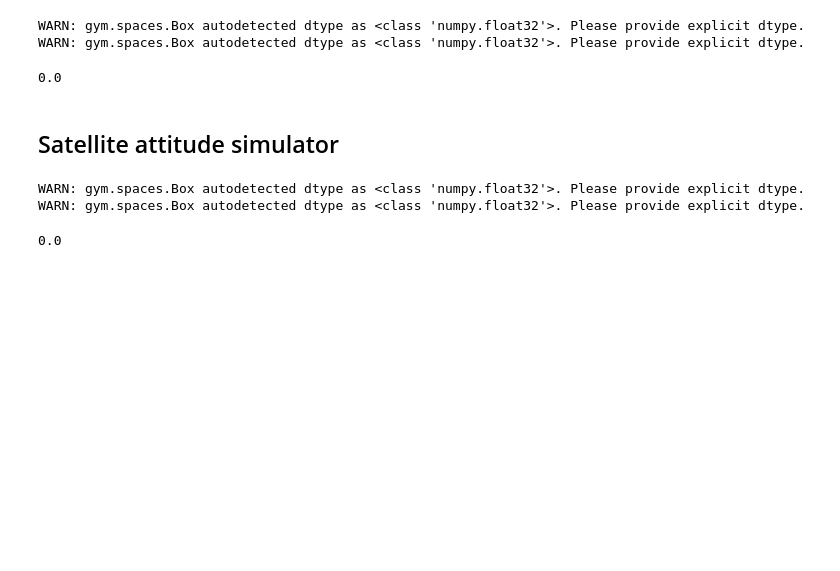
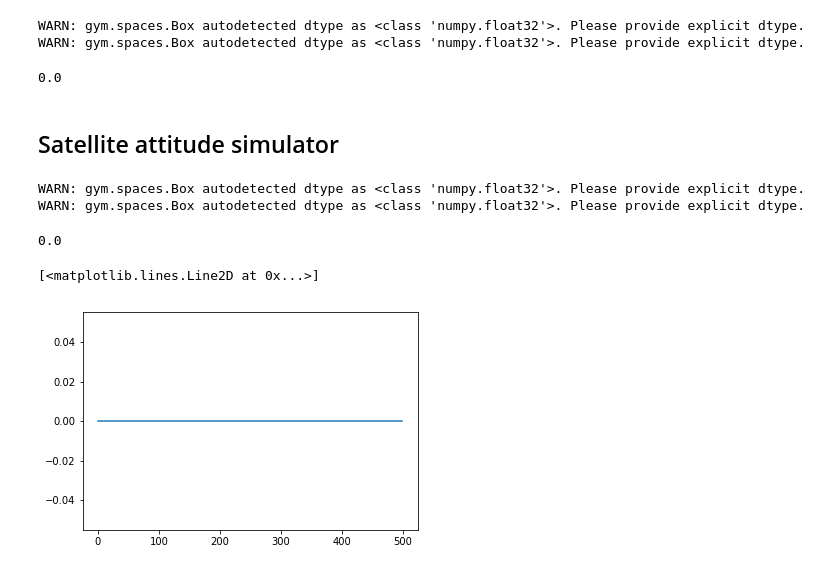
Before and after one commit to alex-faustino/rl-sandbox, a Jupyter notebook: homework/hw1/hw1_vedant2/HW1_vedant2.ipynb, the cells around one changed output. Cells and saved outputs as stored; diff of their text form; code cells hidden in the pictures; blank space fills up the shorter version.

```diff
--- a/homework/hw1/hw1_vedant2/HW1_vedant2.ipynb
+++ b/homework/hw1/hw1_vedant2/HW1_vedant2.ipynb
@@ -46,11 +46,13 @@ import attitudeDynamics
 import numpy as np
 
 env = gym.make('attitudeDynamics-v0')
-#env = gym.make('CartPole-v0')
-num_episodes = 200
-max_timestep = 1000
+
+
 
 def run_episode(env, parameters):
+    action_list = []
+    reward_list= []
+    observation_list= []
     observation = env.reset()
     totalreward = 0
     for i in range(500):
@@ -58,10 +60,15 @@ def run_episode(env, parameters):
         action = env.action_space.sample()
         observation, reward, done, info = env.step(action)
         totalreward += reward
-    return totalreward
+        #action_list = np.append(action_list, (action))
+        reward_list= np.append(reward_list, reward)
+        #observation_list= np.append(observation_list, (observation))
+        action_list.append(action)
+        observation_list.append(observation)
+    return totalreward, action_list, reward_list, observation_list
 parameters = np.random.rand(4) * 2 - 1
-reward = run_episode(env,parameters)
-#env.close()
+reward, action_list, reward_list, observation_list = run_episode(env,parameters)
+env.close()
 # %% [output]
 WARN: gym.spaces.Box autodetected dtype as <class 'numpy.float32'>. Please provide explicit dtype.
 WARN: gym.spaces.Box autodetected dtype as <class 'numpy.float32'>. Please provide explicit dtype.
@@ -69,3 +76,12 @@ WARN: gym.spaces.Box autodetected dtype as <class 'numpy.float32'>. Please provi
 print(reward)
 # %% [output]
 0.0
+# %%
+%matplotlib inline
+
+from matplotlib.pyplot import plot
+
+plot(np.array(reward_list))
+# %% [output]
+[<matplotlib.lines.Line2D at 0x...>]
+[figure, added]
```
Also changed, not shown: parts of 5 cells of this notebook, 6 other files.
